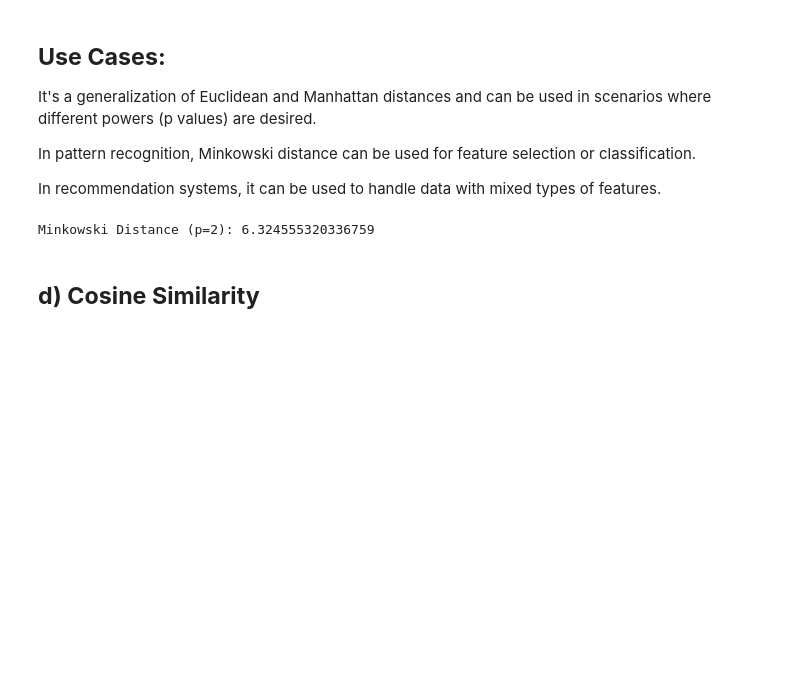
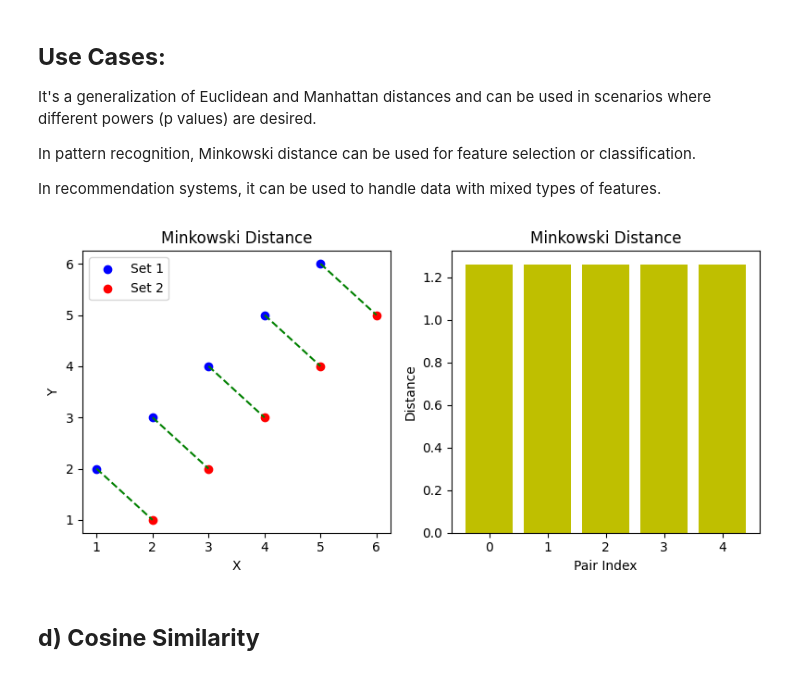
Before and after one commit to anjitagargi/Data-Mining-Lab, a Jupyter notebook: LAB5_211210010_AnjitaGargiChandora.ipynb, the cells around one changed output. Saved outputs shown, nothing was run; the diff lists cells and outputs as text; code cells hidden in the pictures; blank space fills up the shorter version.

```diff
--- a/LAB5_211210010_AnjitaGargiChandora.ipynb
+++ b/LAB5_211210010_AnjitaGargiChandora.ipynb
@@ -79,20 +95,37 @@ It's a generalization of Euclidean and Manhattan distances and can be used in sc
 In pattern recognition, Minkowski distance can be used for feature selection or classification.
 
 In recommendation systems, it can be used to handle data with mixed types of features.
-# %%
-import numpy as np
-
-
-vector1 = np.array([1, 2, 3, 4, 5])
-vector2 = np.array([5, 4, 3, 2, 1])
-p = 2
-
-# Minkowski Distance (with p=3)
-minkowski_dist = np.power(np.sum(np.abs(vector1 - vector2) ** p), 1/p)
-
-print("Minkowski Distance (p=2):", minkowski_dist)
-# %% [output]
-Minkowski Distance (p=2): 6.324555320336759
+# %%
+import numpy as np
+import matplotlib.pyplot as plt
+
+points_set1 = np.array([[1, 2], [2, 3], [3, 4], [4, 5], [5, 6]])
+points_set2 = np.array([[2, 1], [3, 2], [4, 3], [5, 4], [6, 5]])
+
+minkowski_distances = np.linalg.norm(points_set1 - points_set2, ord=3, axis=1)
+
+plt.figure(figsize=(8, 4))
+
+plt.subplot(1, 2, 1)
+plt.scatter(points_set1[:, 0], points_set1[:, 1], c='b', label='Set 1')
+plt.scatter(points_set2[:, 0], points_set2[:, 1], c='r', label='Set 2')
+for i in range(len(points_set1)):
+    plt.plot([points_set1[i, 0], points_set2[i, 0]], [points_set1[i, 1], points_set2[i, 1]], 'g--')
+plt.title('Minkowski Distance')
+plt.xlabel('X')
+plt.ylabel('Y')
+plt.legend()
+
+plt.subplot(1, 2, 2)
+plt.bar(range(len(minkowski_distances)), minkowski_distances, color='y')
+plt.title('Minkowski Distance')
+plt.xlabel('Pair Index')
+plt.ylabel('Distance')
+
+plt.tight_layout()
+plt.show()
+# %% [output]
+[figure, added]
 # %% [markdown]
 ## **d) Cosine Similarity**
 # %% [markdown]
```
Also changed, not shown: parts of 7 cells of this notebook.
